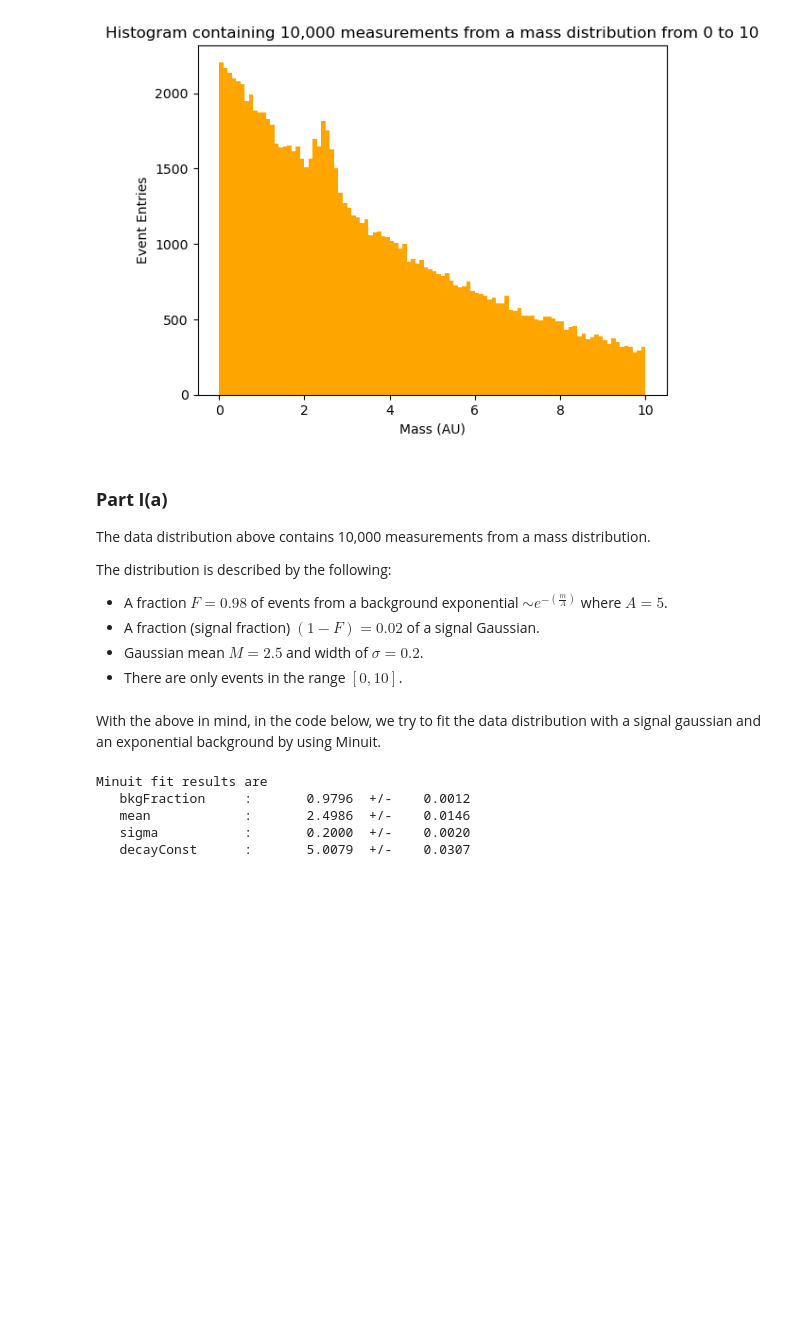
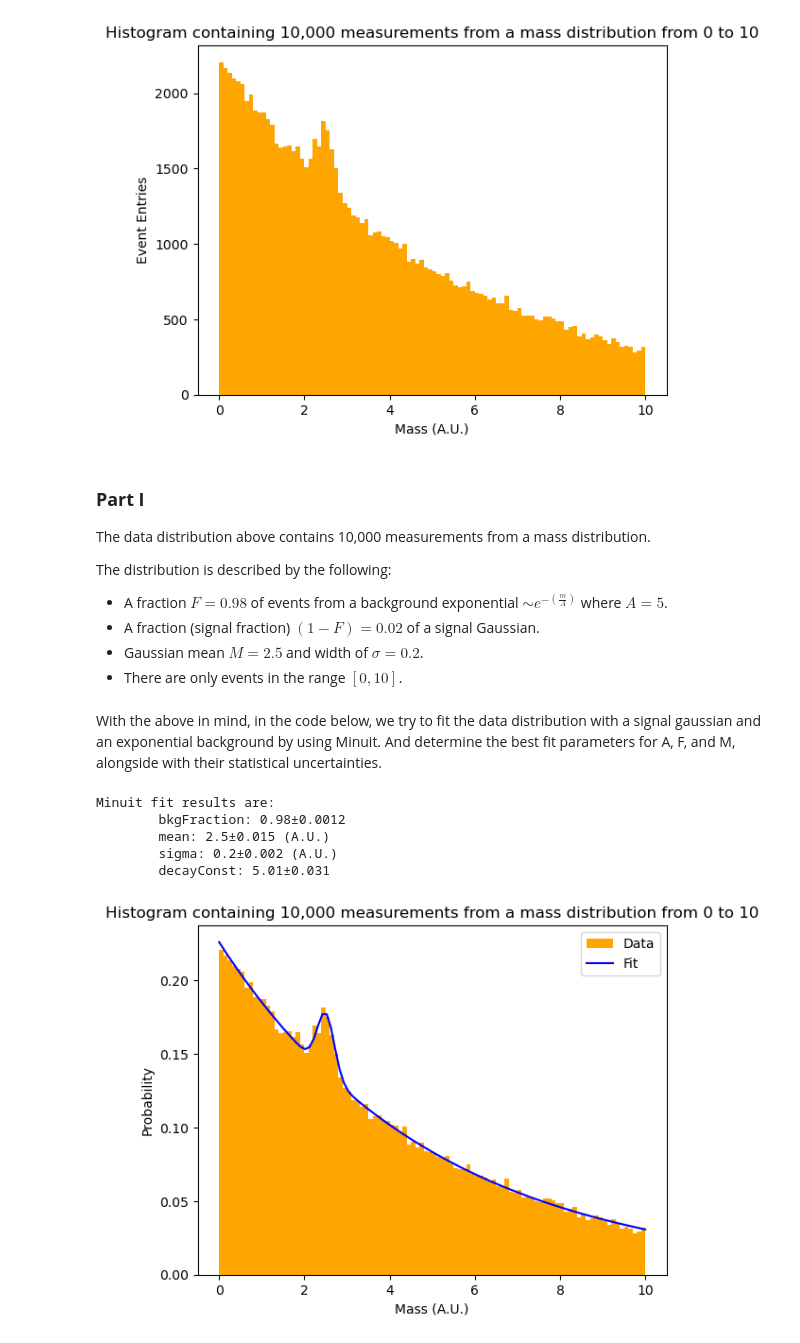
Before and after one commit to wly-wang/DAML23-24, a Jupyter notebook: Wk10/s2106059_CP6_Wk10.ipynb, the cells around one changed output. Drawn from its saved outputs; the diff is of its cells as text; code cells hidden in the pictures; blank space fills up the shorter version.

```diff
--- a/Wk10/s2106059_CP6_Wk10.ipynb
+++ b/Wk10/s2106059_CP6_Wk10.ipynb
@@ -29,16 +29,13 @@ def find_max(func, low_limit, high_limit, grid=100000):
 #——————————————————————————————————————————————————#
 # A function used to show result of minuit fitting #
 #——————————————————————————————————————————————————#
-def showIminuitResult(m, init_params):
+def showIminuitResult(m, init_params, params_units):
     #averageList = {}
     valDict = m.values
     errDict = m.errors
     paramNames = list(init_params.keys())
-
-    print('\nMinuit fit results are')
-    fstr = '{0:8.4f}'
-    for pn in paramNames :
-        print('   {:15s}'.format(pn), ':  \t', fstr.format(valDict[pn]), ' +/- ', fstr.format(errDict[pn]))
-    #averageList.update( { pn : [ valDict[pn], errDict[pn] ] } )
+    print('\nMinuit fit results are:')
+    for i, pn in enumerate(paramNames):
+        print(f'\t{paramNames[i]}: {valDict[pn]:.3g}\u00b1{errDict[pn]:.2g} {params_units[i]}')
     print('\n')
 # %% [markdown]
@@ -200,13 +291,19 @@ class NegativeLLcalculator(object):
         log_likelihood = np.log(likelihood)
         return -log_likelihood.sum()
 
-    # To calcualte an NLL frm a dataset and a pdf
+    # To calcualte an NLL from a dataset and a Gaussian signal with exponential background pdf
     def evaluateGausSignalWithExpBkg(self, bkgFraction, mean, sigma, decayConst):
         nll = 0.
         self.pdf.setParameters(bkgFraction, mean, sigma, decayConst)
-
         # here, compute the log likelyhood
         return self.calc_neg_LL()
+
+    # To calcualte an NLL from a dataset and a Gaussian signal with 2nd order polynomial background pdf
+    def evaluateGausSignalWithSecondOrderPolyBkg(self, bkgFraction, mean, sigma, a, b, c):
+        nll = 0.
+        self.pdf.setParameters(bkgFraction, mean, sigma, a, b, c)
+        # here, compute the log likelyhood
+        return self.calc_neg_LL()
 # %% [markdown]
 ## Code Execution (Checkpoint 6)
 
@@ -241,7 +338,7 @@ plt.show()
 # %% [output]
 [figure]
 # %% [markdown]
-### **Part I(a)**
+### **Part I**
 
 The data distribution above contains 10,000 measurements from a mass distribution.
 
@@ -251,19 +348,19 @@ The distribution is described by the following:
 - Gaussian mean $M = 2.5$ and width of $\sigma = 0.2$.
 - There are only events in the range $[0,10]$.
 # %% [markdown]
-With the above in mind, in the code below, we try to fit the data distribution with a signal gaussian and an exponential background by using Minuit.
+With the above in mind, in the code below, we try to fit the data distribution with a signal gaussian and an exponential background by using Minuit. And determine the best fit parameters for A, F, and M, alongside with their statistical uncertainties.
 # %%
-def partI_a():
+def partI():
 
     # define the parameters
     loBound = 0.
     hiBound = 10.
     # Define fit parameters in a dictionary
     init_params = {
-        "bkgFraction":              0.98,
-        "mean":                     2.5,
-        "sigma":                    0.2,
-        "decayConst":               5.,
+        'bkgFraction':              0.98,
+        'mean':                     2.5,
+        'sigma':                    0.2,
+        'decayConst':               5.,
     }
 
 
@@ -280,12 +377,23 @@ def partI_a():
 
     #Fit for best parameters
     mresult = minimizer.migrad()
-    showIminuitResult(minimizer, init_params)
+    params_units = ['', '(A.U.)', '(A.U.)', '']
+    showIminuitResult(minimizer, init_params, params_units)
+
+    # Now plot the distribution of data alongside with our fit
+    x_vals = np.linspace(loBound, hiBound, n_bins, endpoint=True)
+    plt.hist(data_evts, n_bins, color='orange', label='Data', density=True)
+    plt.plot(x_vals, (pdf.evaluate(x_vals)/pdf.integrate(loBound, hiBound)), color='blue', label='Fit')
+    plt.xlabel('Mass (A.U.)')
+    plt.ylabel('Probability')
+    plt.legend()
+    plt.title('Histogram containing 10,000 measurements from a mass distribution from 0 to 10')
-# %%
-partI_a()
-# %% [output]
-Minuit fit results are
-   bkgFraction     :       0.9796  +/-    0.0012
-   mean            :       2.4986  +/-    0.0146
-   sigma           :       0.2000  +/-    0.0020
-   decayConst      :       5.0079  +/-    0.0307
+# %%
+partI()
+# %% [output]
+Minuit fit results are:
+        bkgFraction: 0.98±0.0012
+        mean: 2.5±0.015 (A.U.)
+        sigma: 0.2±0.002 (A.U.)
+        decayConst: 5.01±0.031
+[figure, added]
```
Also changed, not shown: parts of 12 cells of this notebook.
